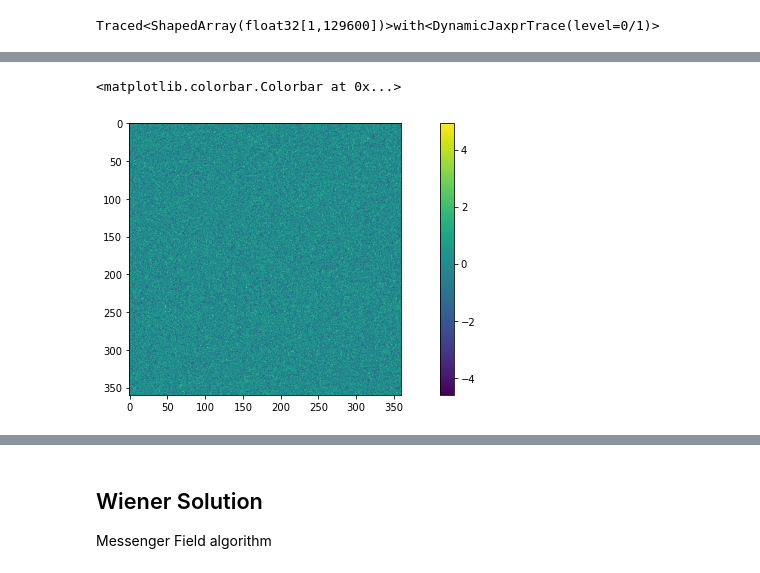
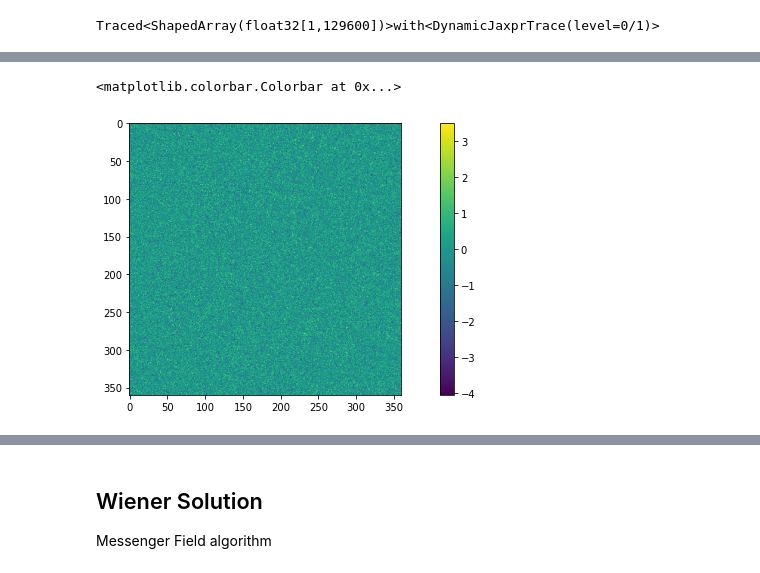
Before and after one commit to CosmoStat/jax-lensing, a Jupyter notebook: papers/Remy2021/WienerGaussianPrior.ipynb, the cells around one changed output, grey strips where cells are left out. Drawn from its saved outputs; the diff is of its cells as text; code cells hidden in the pictures.

```diff
--- a/papers/Remy2021/WienerGaussianPrior.ipynb
+++ b/papers/Remy2021/WienerGaussianPrior.ipynb
@@ -148,21 +174,21 @@ from jax_lensing.samplers.tempered_sampling import TemperedMC
 # %%
 import numpy as onp
 #sigma_gamma = 0.15
-batch_size = 20
+batch_size = 50
 
-initial_temperature = 1.
+initial_temperature = 0.8
 delta_tmp = initial_temperature #onp.sqrt(initial_temperature**2 - 0.148**2)
-initial_step_size = 0.014
+initial_step_size = 0.009
 min_steps_per_temp = 10
 #init_image = (delta_tmp*randn(1,360,360)).reshape((-1, 360*360,)).astype('float32')
 init_image, _ = ks93(mask[...,0]*masked_true_shear[...,0], mask[...,0]*masked_true_shear[...,1])
 init_image = jnp.expand_dims(init_image, axis=0)
 init_image = jnp.repeat(init_image, batch_size, axis=0)
 init_image += (delta_tmp*onp.random.randn(batch_size,360,360))
 #init_image = init_image.reshape((-1, 360*360,)).astype('float32')
 
 imshow(init_image[2,...].reshape(360, 360))
 colorbar()
 # %% [output]
 <matplotlib.colorbar.Colorbar at 0x...>
-[figure, old version]
+[figure, new version]
```
Also changed, not shown: parts of 49 cells of this notebook.
